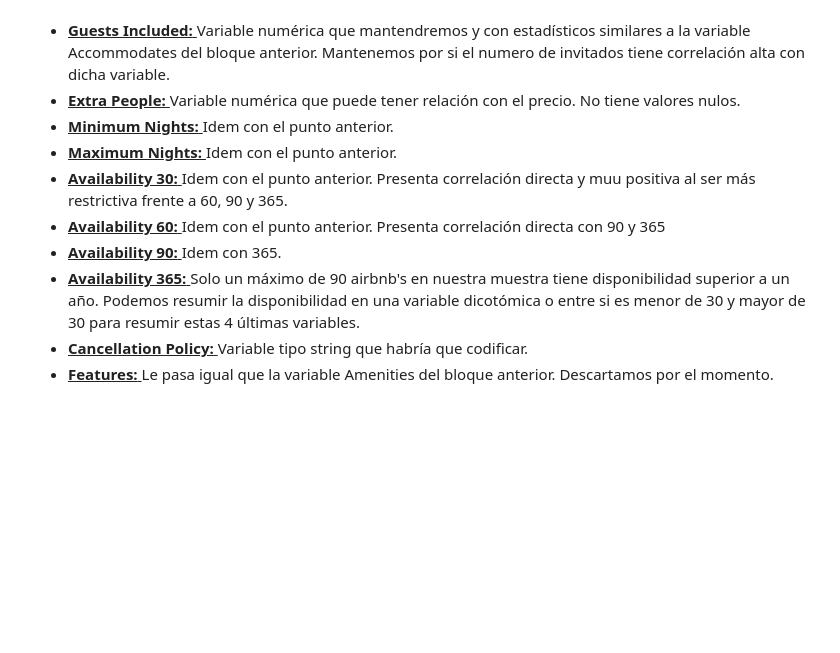
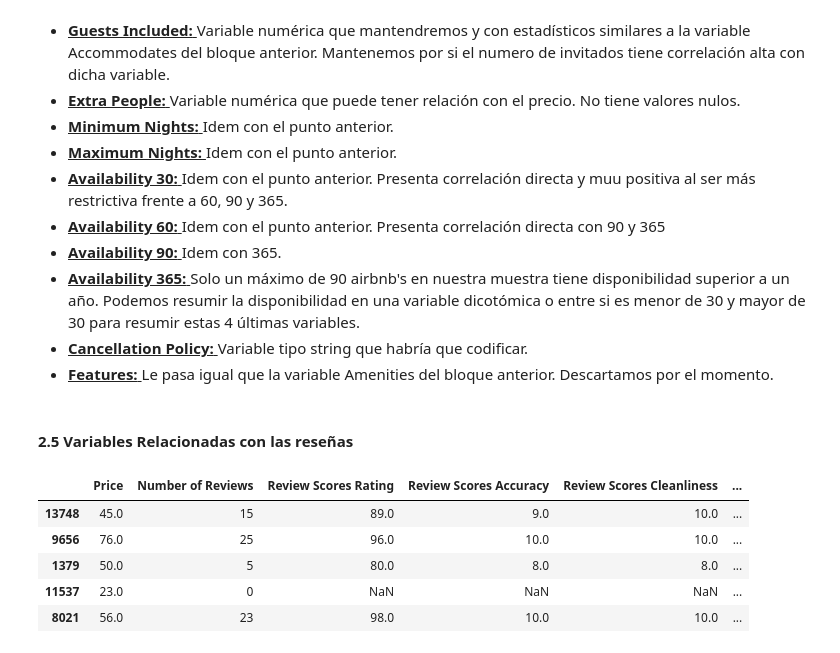
Before and after one commit to ramonlaborda/practica-ml, a Jupyter notebook: Estimacion Precio Airbnb.ipynb, the cells around one changed output. Drawn from its saved outputs; the diff is of its cells as text; code cells hidden in the pictures; blank space fills up the shorter version.

```diff
--- a/Estimacion Precio Airbnb.ipynb
+++ b/Estimacion Precio Airbnb.ipynb
@@ -556,3 +556,14 @@ Las conclusiones tras observar los primeros estadísticos son:
 * <u> **Availability 365:** </u> Solo un máximo de 90 airbnb's en nuestra muestra tiene disponibilidad superior a un año. Podemos resumir la disponibilidad en una variable dicotómica o entre si es menor de 30 y mayor de 30 para resumir estas 4 últimas variables.
 * <u> **Cancellation Policy:** </u> Variable tipo string que habría que codificar.
 * <u> **Features:** </u> Le pasa igual que la variable Amenities del bloque anterior. Descartamos por el momento.
+# %% [markdown]
+#### 2.5 Variables Relacionadas con las reseñas
+# %%
+train[['Price'] + val_res].head()
+# %% [output]
+|  | Price | Number of Reviews | Review Scores Rating | Review Scores Accuracy | Review Scores Cleanliness | ... |
+| 13748 | 45.0 | 15 | 89.0 | 9.0 | 10.0 | ... |
+| 9656 | 76.0 | 25 | 96.0 | 10.0 | 10.0 | ... |
+| 1379 | 50.0 | 5 | 80.0 | 8.0 | 8.0 | ... |
+| 11537 | 23.0 | 0 | NaN | NaN | NaN | ... |
+| 8021 | 56.0 | 23 | 98.0 | 10.0 | 10.0 | ... |
```
Also changed, not shown: parts of 3 cells of this notebook.
